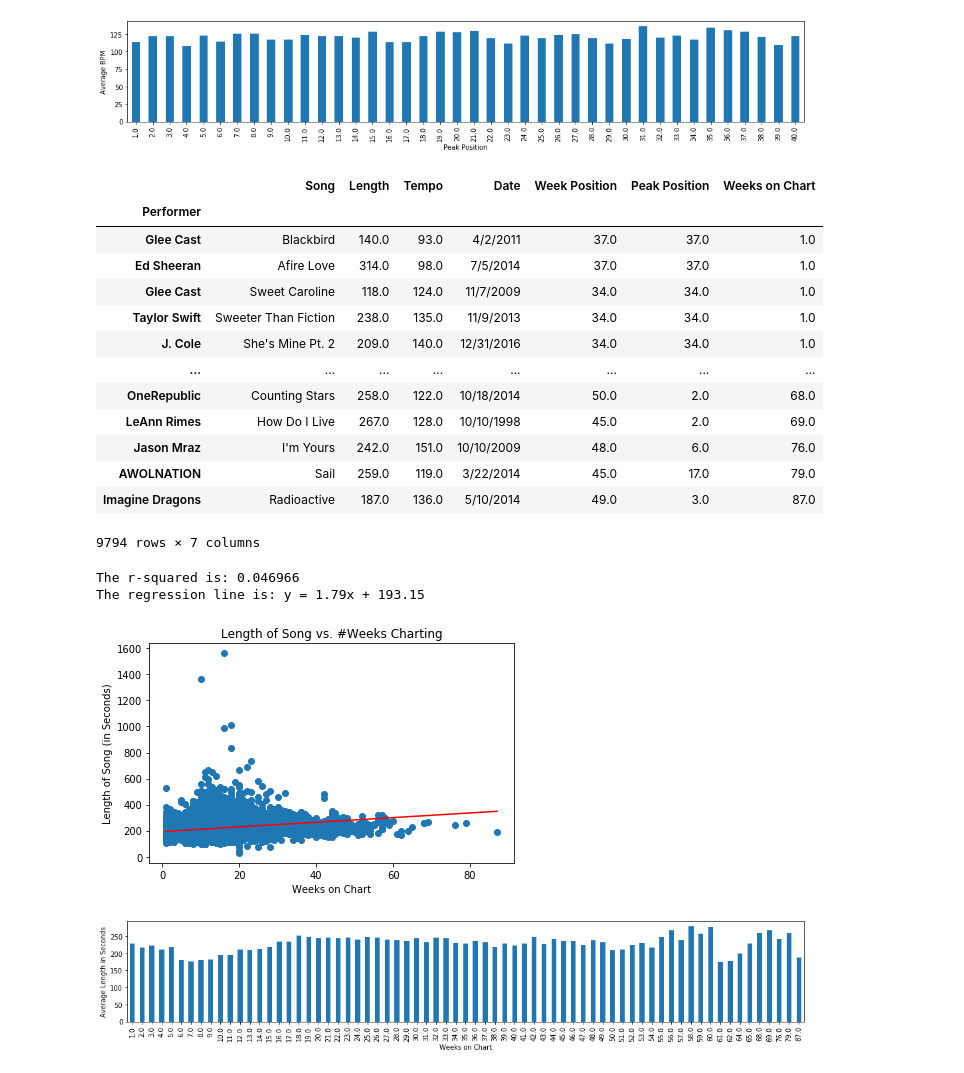
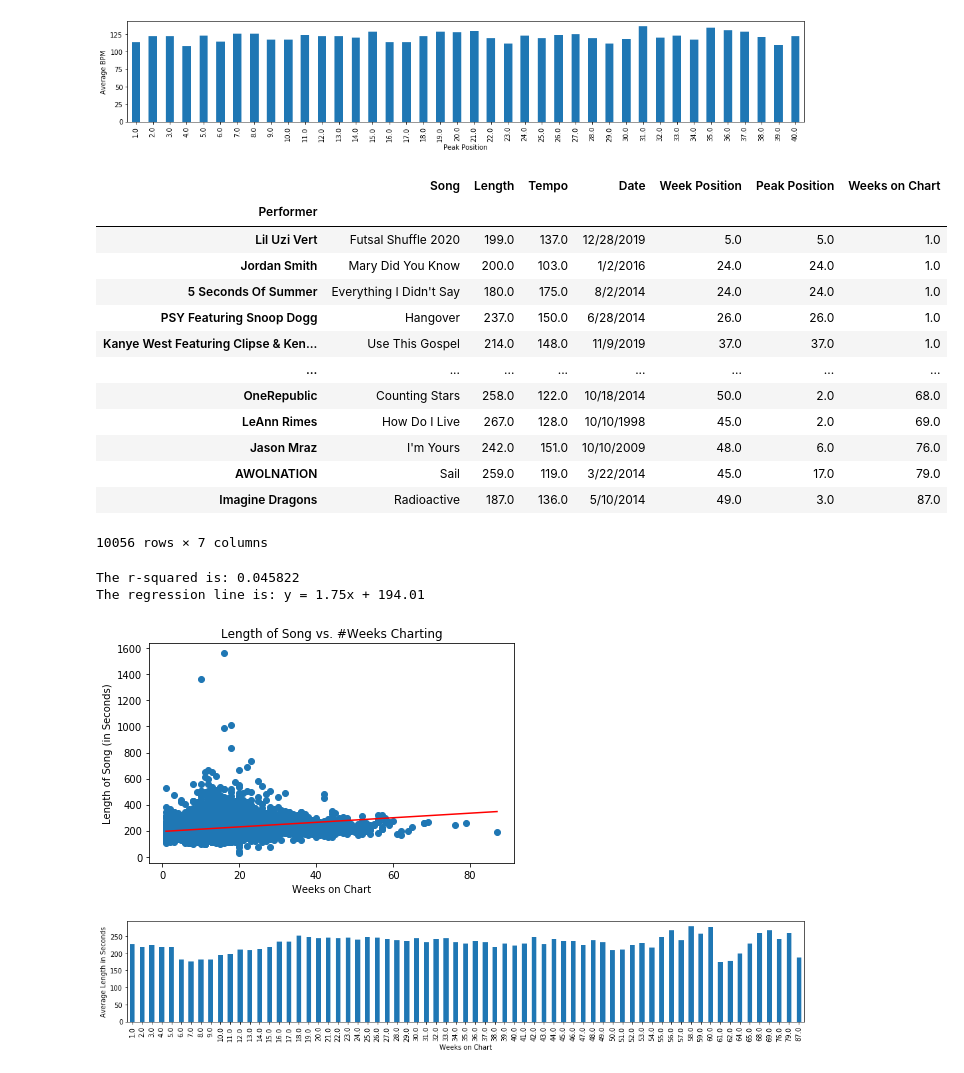
Before and after one commit to LRiceBall/Project-Group-5, a Jupyter notebook: start.ipynb, the cells around one changed output. Cells and saved outputs as stored; diff of their text form; code cells hidden in the pictures.

```diff
--- a/start.ipynb
+++ b/start.ipynb
@@ -187,31 +188,31 @@ plt.savefig("Images/bpmvsPeakBar.png")
 # %% [output]
 [figure]
 # %%
-time_df = new_df.sort_values(by="Weeks on Chart")
+time_df = new_df.loc[(new_df["Peak Position"] <= 40)]
+time_df = time_df.sort_values(by="Weeks on Chart")
 time_df = time_df.drop_duplicates(["Song"], keep="last")
 
 time_df["Length"] = time_df["Length"].apply(convert)
 time_df["Tempo"] = time_df["Tempo"].apply(rounding)
 
-time_df = time_df.loc[(time_df["Peak Position"] <= 40)]
 #time_df = time_df.loc[(time_df["Weeks on Chart"] > 10)]
 
 time_df
 # %% [output]
 |  | Song | Length | Tempo | Date | Week Position | Peak Position | Weeks on Chart |
 | Performer |  |  |  |  |  |  |  |
-| Glee Cast | Blackbird | 140.0 | 93.0 | 4/2/2011 | 37.0 | 37.0 | 1.0 |
-| Ed Sheeran | Afire Love | 314.0 | 98.0 | 7/5/2014 | 37.0 | 37.0 | 1.0 |
-| Glee Cast | Sweet Caroline | 118.0 | 124.0 | 11/7/2009 | 34.0 | 34.0 | 1.0 |
-| Taylor Swift | Sweeter Than Fiction | 238.0 | 135.0 | 11/9/2013 | 34.0 | 34.0 | 1.0 |
-| J. Cole | She's Mine Pt. 2 | 209.0 | 140.0 | 12/31/2016 | 34.0 | 34.0 | 1.0 |
+| Lil Uzi Vert | Futsal Shuffle 2020 | 199.0 | 137.0 | 12/28/2019 | 5.0 | 5.0 | 1.0 |
+| Jordan Smith | Mary Did You Know | 200.0 | 103.0 | 1/2/2016 | 24.0 | 24.0 | 1.0 |
+| 5 Seconds Of Summer | Everything I Didn't Say | 180.0 | 175.0 | 8/2/2014 | 24.0 | 24.0 | 1.0 |
+| PSY Featuring Snoop Dogg | Hangover | 237.0 | 150.0 | 6/28/2014 | 26.0 | 26.0 | 1.0 |
+| Kanye West Featuring Clipse & Ken... | Use This Gospel | 214.0 | 148.0 | 11/9/2019 | 37.0 | 37.0 | 1.0 |
 | ... | ... | ... | ... | ... | ... | ... | ... |
 | OneRepublic | Counting Stars | 258.0 | 122.0 | 10/18/2014 | 50.0 | 2.0 | 68.0 |
 | LeAnn Rimes | How Do I Live | 267.0 | 128.0 | 10/10/1998 | 45.0 | 2.0 | 69.0 |
 | Jason Mraz | I'm Yours | 242.0 | 151.0 | 10/10/2009 | 48.0 | 6.0 | 76.0 |
 | AWOLNATION | Sail | 259.0 | 119.0 | 3/22/2014 | 45.0 | 17.0 | 79.0 |
 | Imagine Dragons | Radioactive | 187.0 | 136.0 | 5/10/2014 | 49.0 | 3.0 | 87.0 |
-9794 rows × 7 columns
+10056 rows × 7 columns
 # %%
 x_axis = time_df["Weeks on Chart"]
 y_axis = time_df["Length"]
@@ -224,9 +225,9 @@ regress(x_axis, y_axis)
 plt.tight_layout()
 plt.savefig("Images/LenvsChart.png")
 # %% [output]
-The r-squared is: 0.046966
-The regression line is: y = 1.79x + 193.15
+The r-squared is: 0.045822
+The regression line is: y = 1.75x + 194.01
-[figure, old version]
+[figure, new version]
 # %%
 time_df2 = time_df.groupby(["Weeks on Chart"])
 avg3 = time_df2["Length"].mean()
```
Also changed, not shown: parts of 11 cells of this notebook.
